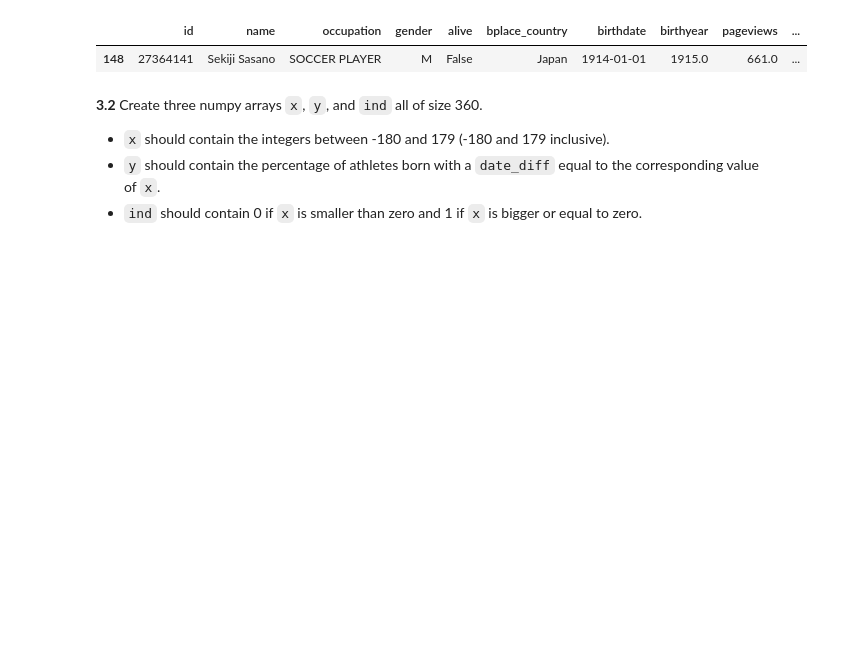
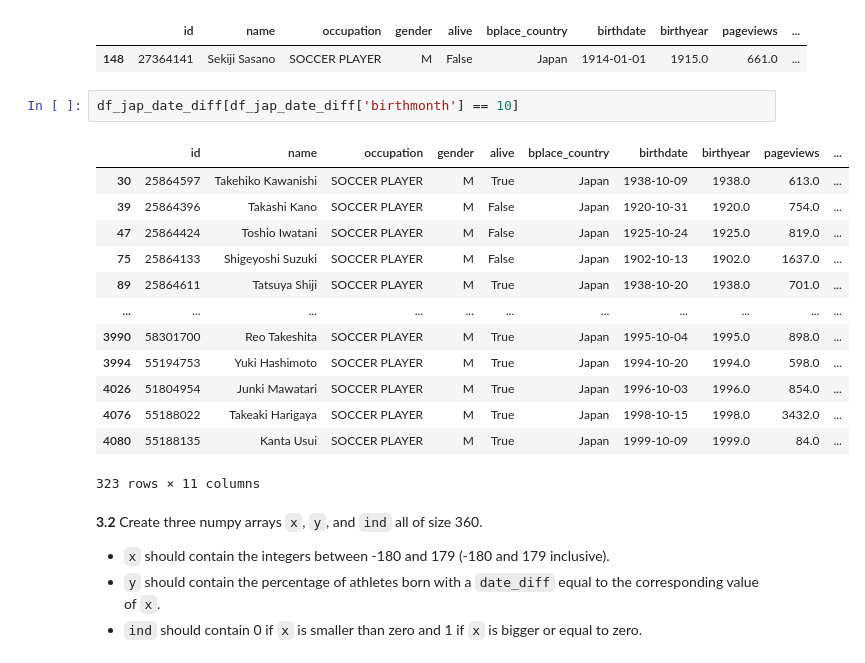
Before and after one commit to JackRuihang/2022, a Jupyter notebook: Homework/02 - Regression Observational Studies Stats and Supervised Learning/hw2_jrh.ipynb, the cells around one changed output. Drawn from its saved outputs; the diff is of its cells as text; blank space fills up the shorter version.

```diff
--- a/Homework/02 - Regression Observational Studies Stats and Supervised Learning/hw2_jrh.ipynb
+++ b/Homework/02 - Regression Observational Studies Stats and Supervised Learning/hw2_jrh.ipynb
@@ -587,6 +603,22 @@ df_jap_date_diff[df_jap_date_diff['date_diff'] == -455]
 # %% [output]
 |  | id | name | occupation | gender | alive | bplace_country | birthdate | birthyear | pageviews | ... |
 | 148 | 27364141 | Sekiji Sasano | SOCCER PLAYER | M | False | Japan | 1914-01-01 | 1915.0 | 661.0 | ... |
+# %%
+df_jap_date_diff[df_jap_date_diff['birthmonth'] == 10]
+# %% [output]
+|  | id | name | occupation | gender | alive | bplace_country | birthdate | birthyear | pageviews | ... |
+| 30 | 25864597 | Takehiko Kawanishi | SOCCER PLAYER | M | True | Japan | 1938-10-09 | 1938.0 | 613.0 | ... |
+| 39 | 25864396 | Takashi Kano | SOCCER PLAYER | M | False | Japan | 1920-10-31 | 1920.0 | 754.0 | ... |
+| 47 | 25864424 | Toshio Iwatani | SOCCER PLAYER | M | False | Japan | 1925-10-24 | 1925.0 | 819.0 | ... |
+| 75 | 25864133 | Shigeyoshi Suzuki | SOCCER PLAYER | M | False | Japan | 1902-10-13 | 1902.0 | 1637.0 | ... |
+| 89 | 25864611 | Tatsuya Shiji | SOCCER PLAYER | M | True | Japan | 1938-10-20 | 1938.0 | 701.0 | ... |
+| ... | ... | ... | ... | ... | ... | ... | ... | ... | ... | ... |
+| 3990 | 58301700 | Reo Takeshita | SOCCER PLAYER | M | True | Japan | 1995-10-04 | 1995.0 | 898.0 | ... |
+| 3994 | 55194753 | Yuki Hashimoto | SOCCER PLAYER | M | True | Japan | 1994-10-20 | 1994.0 | 598.0 | ... |
+| 4026 | 51804954 | Junki Mawatari | SOCCER PLAYER | M | True | Japan | 1996-10-03 | 1996.0 | 854.0 | ... |
+| 4076 | 55188022 | Takeaki Harigaya | SOCCER PLAYER | M | True | Japan | 1998-10-15 | 1998.0 | 3432.0 | ... |
+| 4080 | 55188135 | Kanta Usui | SOCCER PLAYER | M | True | Japan | 1999-10-09 | 1999.0 | 84.0 | ... |
+323 rows × 11 columns
 # %% [markdown]
 **3.2** Create three numpy arrays `x`, `y`, and `ind` all of size 360.
 - `x` should contain the integers between -180 and 179 (-180 and 179 inclusive).
```
Also changed, not shown: parts of 86 cells of this notebook, 11 other files.
